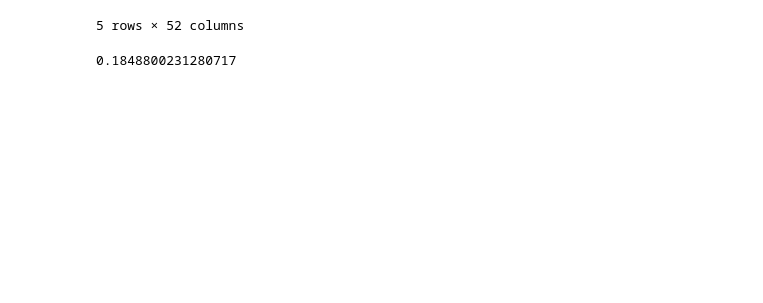
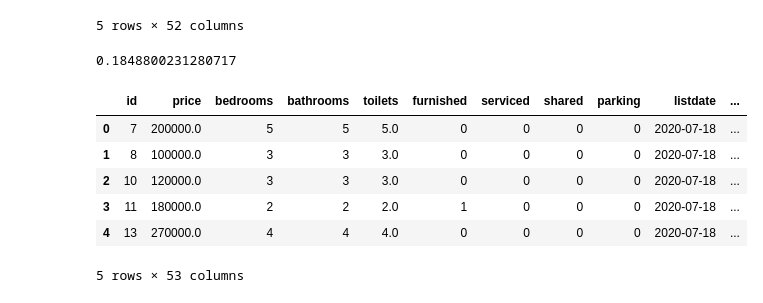
Before and after one commit to Ian-Ibrahim/project_ICS, a Jupyter notebook: Anna/feature_engineering.ipynb, the cells around one changed output. Drawn from its saved outputs; the diff is of its cells as text; code cells hidden in the pictures; blank space fills up the shorter version.

```diff
--- a/Anna/feature_engineering.ipynb
+++ b/Anna/feature_engineering.ipynb
@@ -92,3 +92,16 @@ df['two_and_two'] = (((df.bedrooms==2) & (df.bathrooms==2))|((df.toilets==2) & (
 df.two_and_two.mean()
 # %% [output]
 0.1848800231280717
+# %%
+#convert data type listdate to date
+df['listdate']= pd.to_datetime(df['listdate'])
+# %%
+df.head()
+# %% [output]
+|  | id | price | bedrooms | bathrooms | toilets | furnished | serviced | shared | parking | listdate | ... |
+| 0 | 7 | 200000.0 | 5 | 5 | 5.0 | 0 | 0 | 0 | 0 | 2020-07-18 | ... |
+| 1 | 8 | 100000.0 | 3 | 3 | 3.0 | 0 | 0 | 0 | 0 | 2020-07-18 | ... |
+| 2 | 10 | 120000.0 | 3 | 3 | 3.0 | 0 | 0 | 0 | 0 | 2020-07-18 | ... |
+| 3 | 11 | 180000.0 | 2 | 2 | 2.0 | 1 | 0 | 0 | 0 | 2020-07-18 | ... |
+| 4 | 13 | 270000.0 | 4 | 4 | 4.0 | 0 | 0 | 0 | 0 | 2020-07-18 | ... |
+5 rows × 53 columns
```
Also changed, not shown: parts of 1 cell of this notebook, 2 other files.
